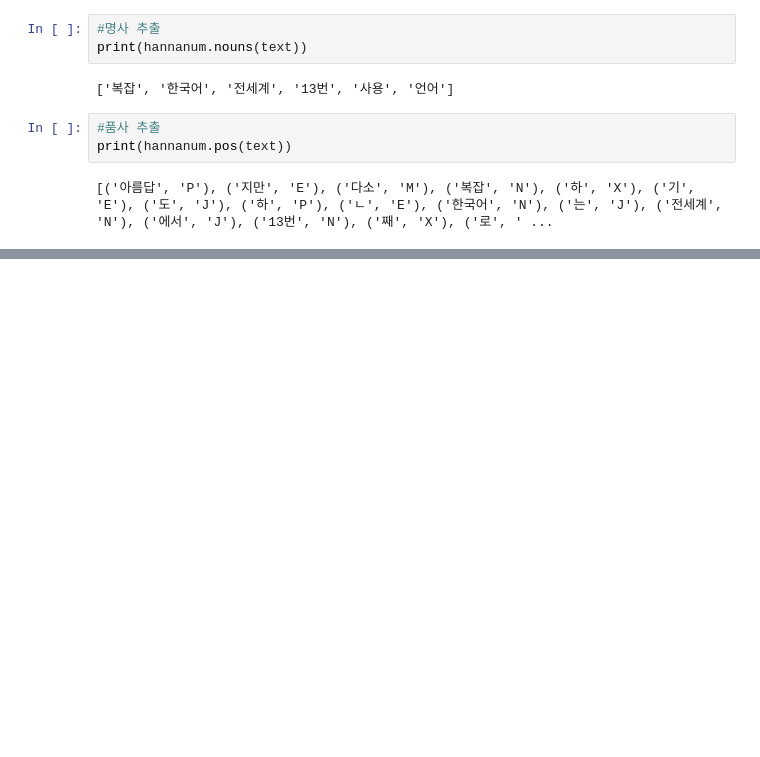
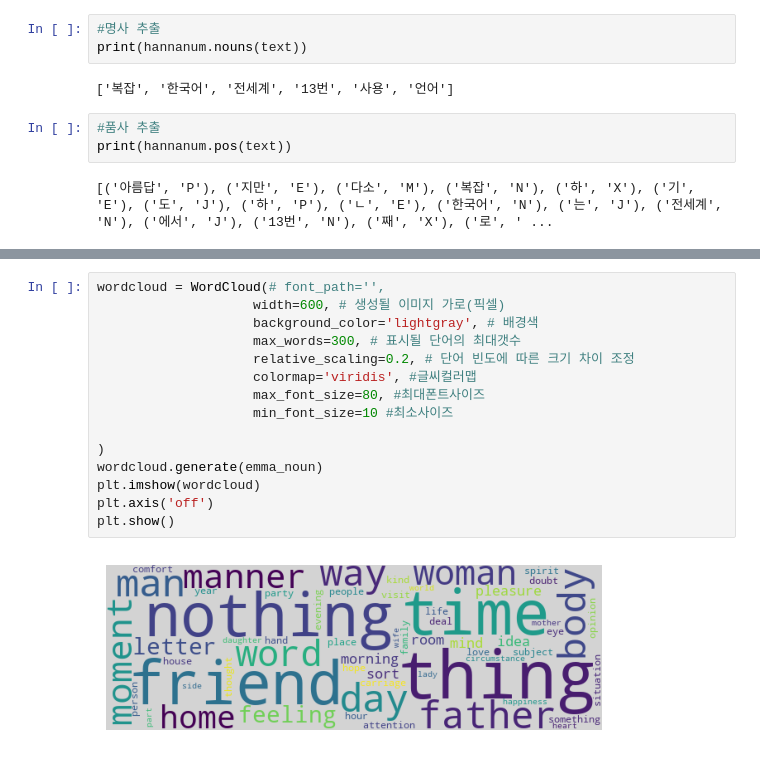
Before and after one commit to secretrelationship/ai_x, a Jupyter notebook: source/07_자연어처리/ch02_한글형태소분석_시각화.ipynb, the cells around one changed output, grey strips where cells are left out. Drawn from its saved outputs; the diff is of its cells as text; blank space fills up the shorter version.

```diff
--- a/source/07_자연어처리/ch02_한글형태소분석_시각화.ipynb
+++ b/source/07_자연어처리/ch02_한글형태소분석_시각화.ipynb
@@ -88,0 +306,17 @@ print(hannanum.pos(text))
+# %%
+wordcloud = WordCloud(# font_path='',
+                    width=600, # 생성될 이미지 가로(픽셀)
+                    background_color='lightgray', # 배경색
+                    max_words=300, # 표시될 단어의 최대갯수
+                    relative_scaling=0.2, # 단어 빈도에 따른 크기 차이 조정
+                    colormap='viridis', #글씨컬러맵
+                    max_font_size=80, #최대폰트사이즈
+                    min_font_size=10 #최소사이즈
+
+)
+wordcloud.generate(emma_noun)
+plt.imshow(wordcloud)
+plt.axis('off')
+plt.show()
+# %% [output]
+[figure, added]
```
Also changed, not shown: parts of 53 cells of this notebook, 15 other files.
